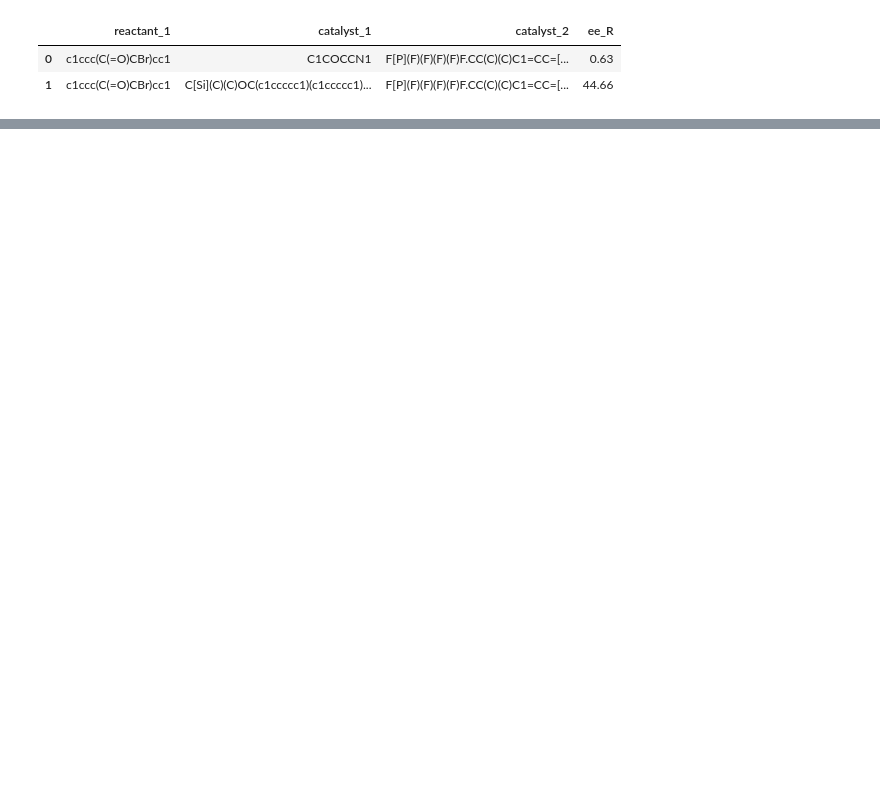
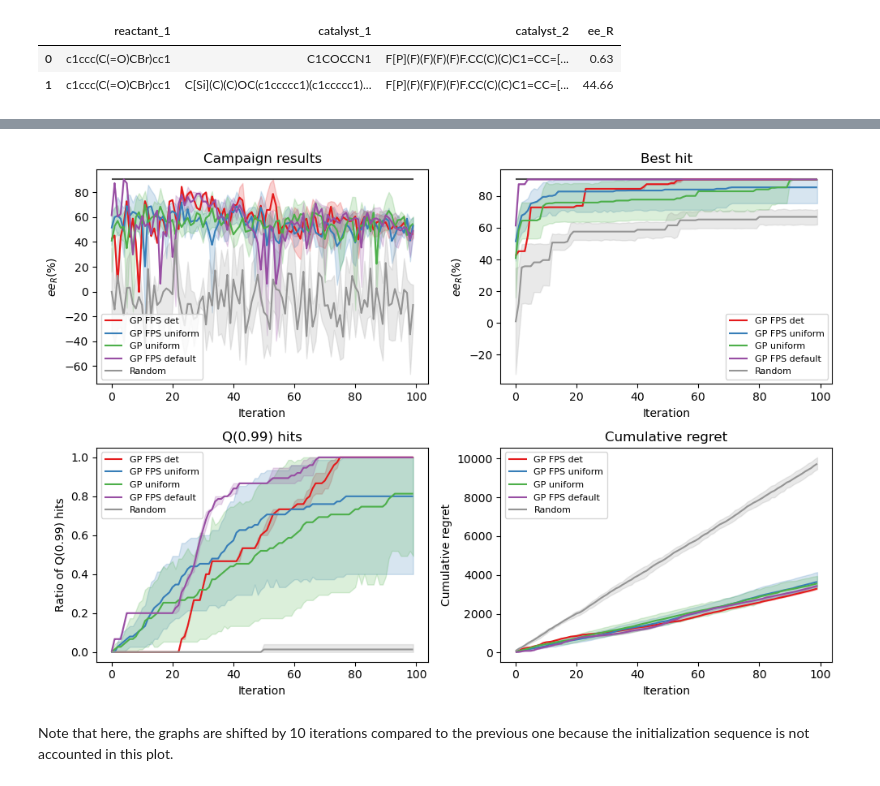
Before and after one commit to Lecmino/ai4chem-bo, a Jupyter notebook: bo_initialization.ipynb, the cells around one changed output, grey strips where cells are left out. Saved outputs shown, nothing was run; the diff lists cells and outputs as text; code cells hidden in the pictures; blank space fills up the shorter version.

```diff
--- a/bo_initialization.ipynb
+++ b/bo_initialization.ipynb
@@ -136 +369,7 @@ plot_results(results, lookup, figure_name= 'init_bo.png', nbr_controls=2)
+# %%
+plot_results(results_fp, lookup, figure_name='bo_first_point.png', nbr_controls=1)
+# %% [output]
+[figure, added]
+# %% [markdown]
+Note that here, the graphs are shifted by 10 iterations compared to the previous one because the initialization sequence is not accounted in this plot.
 # %% [markdown]
```
Also changed, not shown: parts of 25 cells of this notebook.
